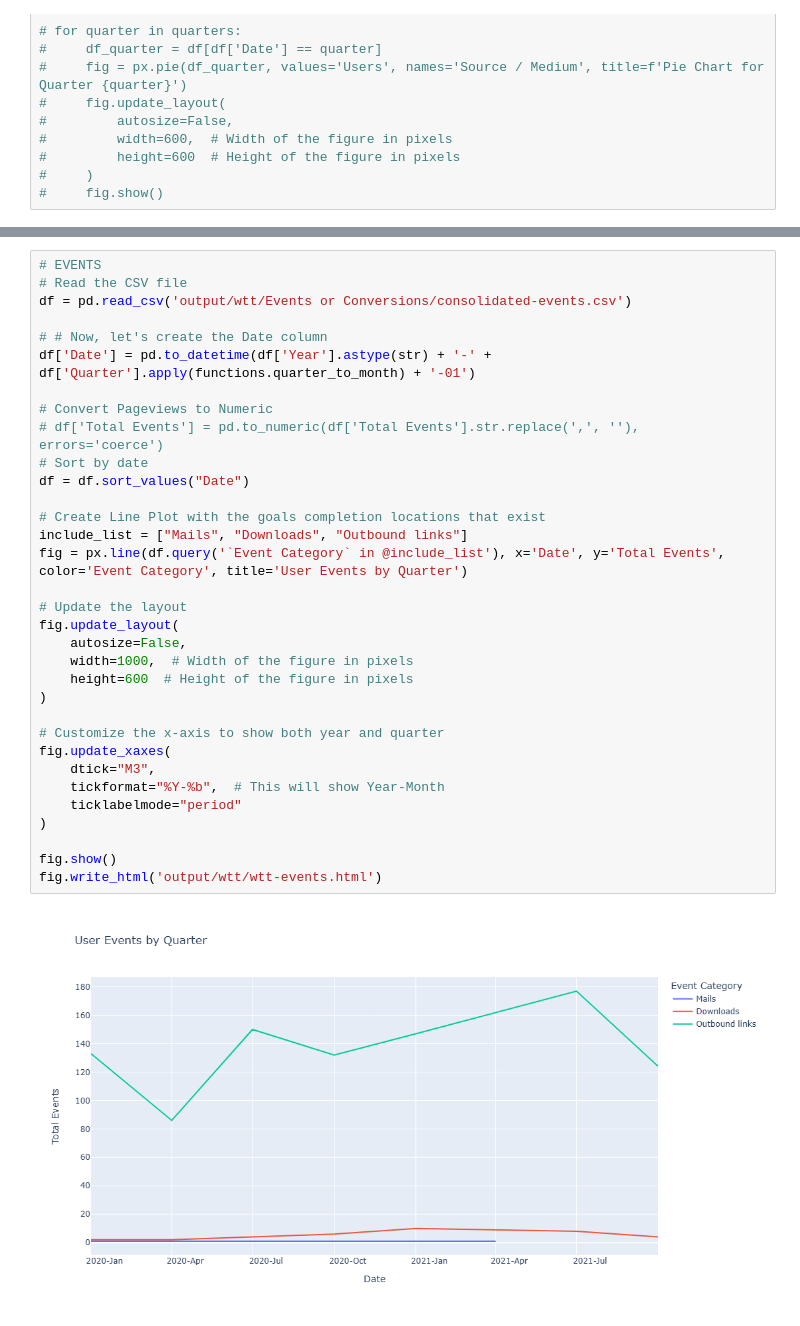
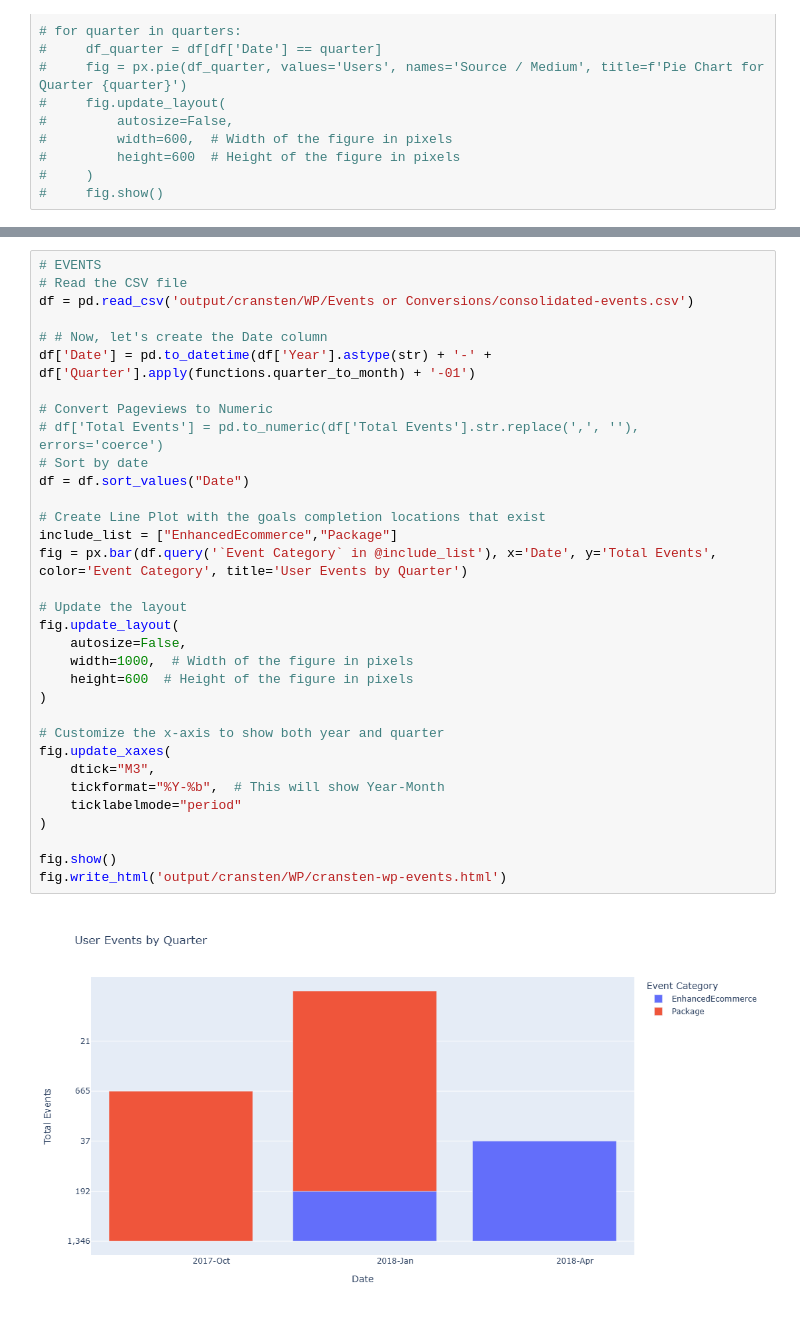
Before and after one commit to elmunoz42/universal-analytics-jupyter-notebook, a Jupyter notebook: UA-data-consolidation-and-analysis.ipynb, the cells around one changed output, grey strips where cells are left out. Drawn from its saved outputs; the diff is of its cells as text.

```diff
--- a/UA-data-consolidation-and-analysis.ipynb
+++ b/UA-data-consolidation-and-analysis.ipynb
@@ -321,35 +340,35 @@ fig.write_html('output/wtt/wtt-goal-urls.html')
 # %%
 # EVENTS
 # Read the CSV file
-df = pd.read_csv('output/wtt/Events or Conversions/consolidated-events.csv')
+df = pd.read_csv('output/cransten/WP/Events or Conversions/consolidated-events.csv')
 
 # # Now, let's create the Date column
 df['Date'] = pd.to_datetime(df['Year'].astype(str) + '-' + df['Quarter'].apply(functions.quarter_to_month) + '-01')
 
 # Convert Pageviews to Numeric
 # df['Total Events'] = pd.to_numeric(df['Total Events'].str.replace(',', ''), errors='coerce')
 # Sort by date
 df = df.sort_values("Date")
 
 # Create Line Plot with the goals completion locations that exist
-include_list = ["Mails", "Downloads", "Outbound links"]
-fig = px.line(df.query('`Event Category` in @include_list'), x='Date', y='Total Events', color='Event Category', title='User Events by Quarter')
+include_list = ["EnhancedEcommerce","Package"]
+fig = px.bar(df.query('`Event Category` in @include_list'), x='Date', y='Total Events', color='Event Category', title='User Events by Quarter')
 
 # Update the layout
 fig.update_layout(
     autosize=False,
     width=1000,  # Width of the figure in pixels
     height=600  # Height of the figure in pixels
 )
 
 # Customize the x-axis to show both year and quarter
 fig.update_xaxes(
     dtick="M3",
     tickformat="%Y-%b",  # This will show Year-Month
     ticklabelmode="period"
 )
 
 fig.show()
-fig.write_html('output/wtt/wtt-events.html')
+fig.write_html('output/cransten/WP/cransten-wp-events.html')
 # %% [output]
-[figure, old version]
+[figure, new version]
```
Also changed, not shown: parts of 9 cells of this notebook.
